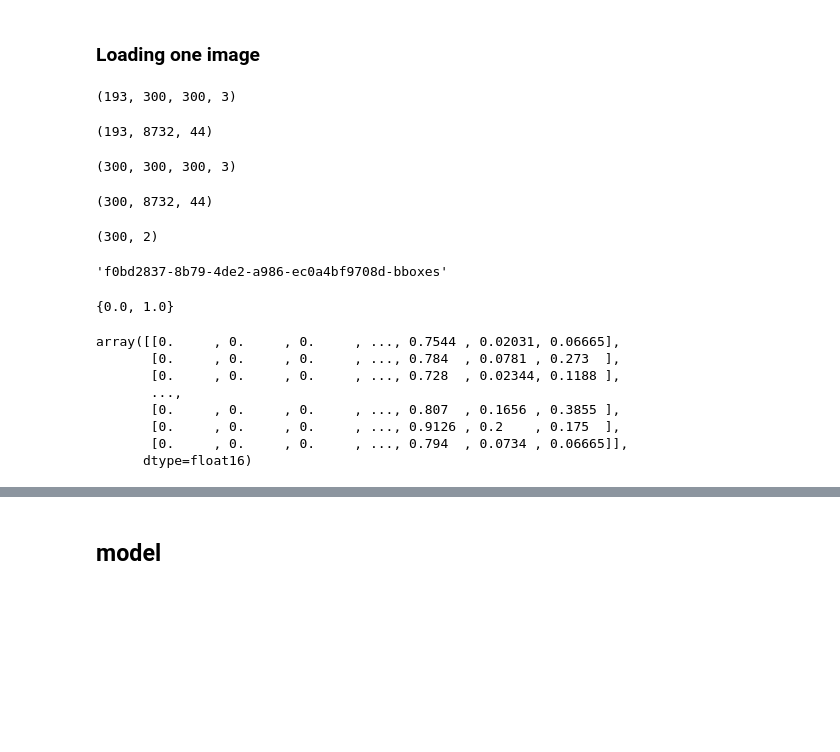
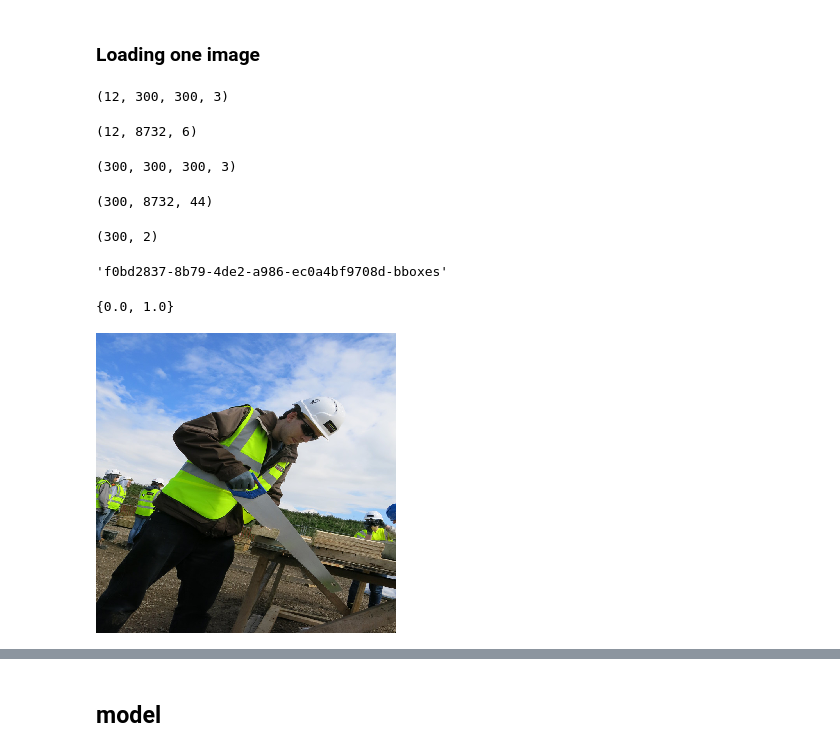
Before and after one commit to BAlmeidaS/capstone-udacity-mle, a Jupyter notebook: project/notebooks/modeling-exploration.ipynb, the cells around one changed output, grey strips where cells are left out. Cells and saved outputs as stored; diff of their text form; code cells hidden in the pictures; blank space fills up the shorter version.

```diff
--- a/project/notebooks/modeling-exploration.ipynb
+++ b/project/notebooks/modeling-exploration.ipynb
@@ -57,7 +74,7 @@ OneHotEncoder(categorical_features=None, categories=None, drop=None,
 ### Loading one image
 # %%
 # loading a random file of validation dataset
-with h5py.File(train_files[3], 'r') as f:
+with h5py.File(train_files[5], 'r') as f:
     # selecting a random batch and getting their references
     x_ref, y_ref = f['batches'][3]
 
@@ -68,8 +85,8 @@ with h5py.File(train_files[3], 'r') as f:
 display(X.shape)
 display(y.shape)
 # %% [output]
-(193, 300, 300, 3)
+(12, 300, 300, 3)
-(193, 8732, 44)
+(12, 8732, 6)
 # %%
 # loading a random file of validation dataset
 with h5py.File(val_files[3], 'r') as f:
@@ -92,32 +109,26 @@ bboxes_ref
 (300, 2)
 'f0bd2837-8b79-4de2-a986-ec0a4bf9708d-bboxes'
 # %%
-sample = 41
+sample = 8
 
 # getting a specific image from the batch
 img = X[sample]
 
 # getting it target
 target = y[sample]
 
 # metadata about the image
 # id, raw_path = info[sample]
 
 # with h5py.File(val_files[3], 'r') as f:
 #     bboxes = f[bboxes_ref][id][:]
 
 # validate that target has at least one bboxes matched
 # (containing 1 and 0 in the first columns (no-class))
 display(set(target[:, 0]))
 
-bboxes
+image.array_to_img(img)
+# bboxes
 # %% [output]
 {0.0, 1.0}
-array([[0.     , 0.     , 0.     , ..., 0.7544 , 0.02031, 0.06665],
-       [0.     , 0.     , 0.     , ..., 0.784  , 0.0781 , 0.273  ],
-       [0.     , 0.     , 0.     , ..., 0.728  , 0.02344, 0.1188 ],
-       ...,
-       [0.     , 0.     , 0.     , ..., 0.807  , 0.1656 , 0.3855 ],
-       [0.     , 0.     , 0.     , ..., 0.9126 , 0.2    , 0.175  ],
-       [0.     , 0.     , 0.     , ..., 0.794  , 0.0734 , 0.06665]],
-      dtype=float16)
+[figure, added]
```
Also changed, not shown: parts of 18 cells of this notebook.
